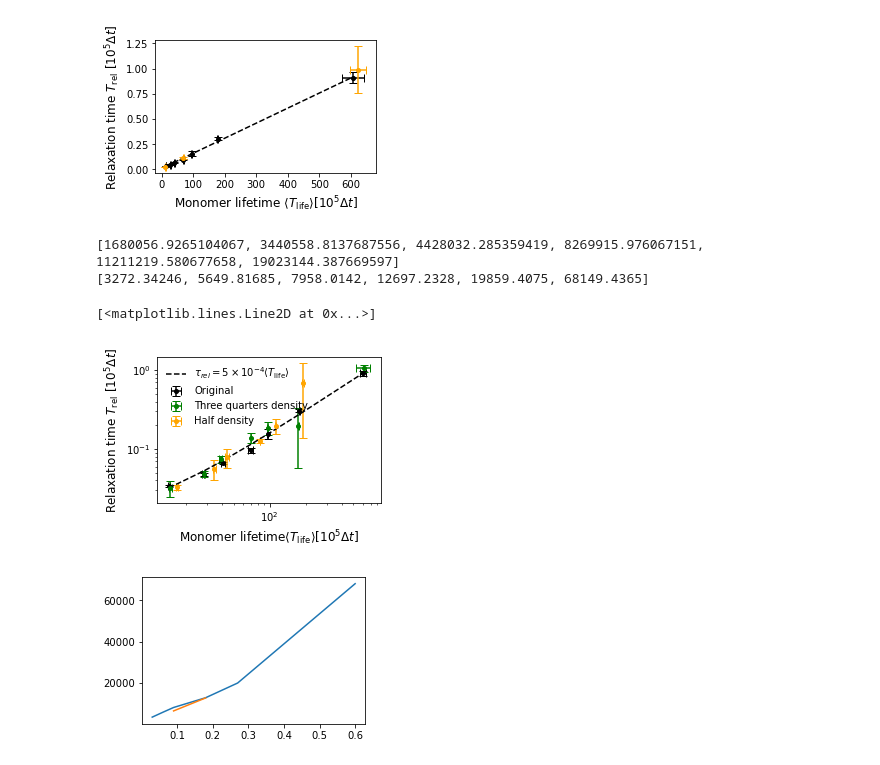
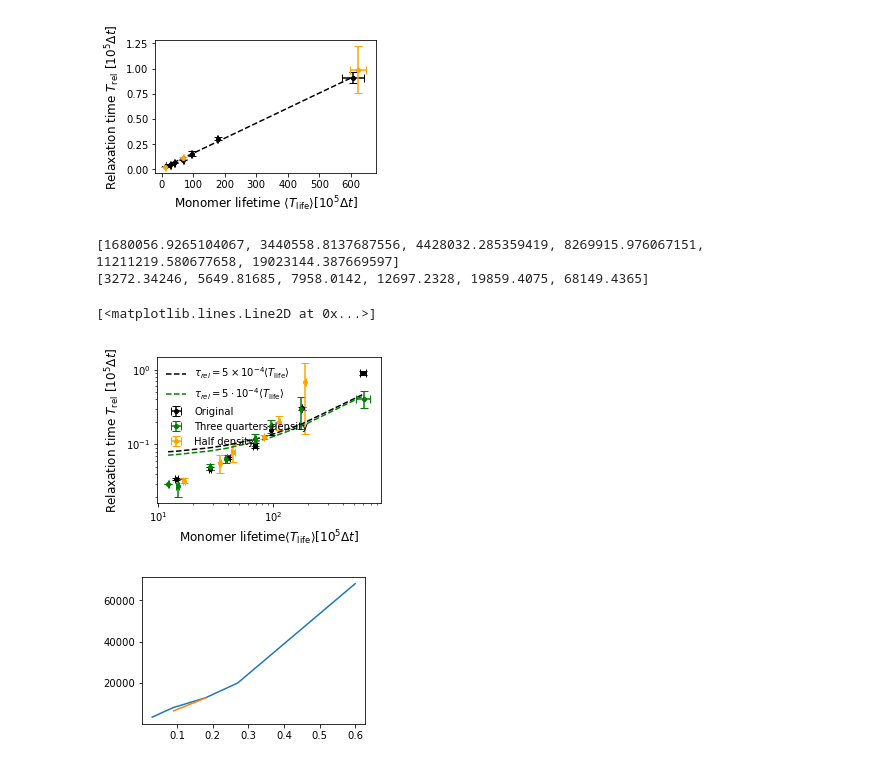
Before and after one commit to Billie1717/ColIVTurnover_Simulations, a Jupyter notebook: Data_and_Figures_2026/Fig_Tlife_conditions/MasterLifetimePlot_Conditions.ipynb, the cells around one changed output. Drawn from its saved outputs; the diff is of its cells as text; code cells hidden in the pictures.

```diff
--- a/Data_and_Figures_2026/Fig_Tlife_conditions/MasterLifetimePlot_Conditions.ipynb
+++ b/Data_and_Figures_2026/Fig_Tlife_conditions/MasterLifetimePlot_Conditions.ipynb
@@ -57,8 +57,8 @@ TLife_HalfDensitySTD = [312185.2531295979, 161920.6159397739, 42307.45455047196,
 TLife_HalfDensity = TLife_HalfDensity[::-1]
 TLife_HalfDensitySTD = TLife_HalfDensitySTD[::-1]
 
-TLife_3QuartersDensity = [61144012.93800663, 17419731.638644286, 9601611.170126246, 6973548.430347822, 3886761.604273859, 2822455.5592132583, 1469318.313876138]
-TLife_3QuartersDensitySTD = [8722751.726070553, 155857.92031160556, 63203.13475621172, 50520.32304531655, 103292.71386950296, 14340.185378188722, 44486.173770335314]
+TLife_3QuartersDensity = [61144012.93800663, 17419731.638644286, 9601611.170126246, 6973548.430347822, 3886761.604273859, 2822455.5592132583, 1469318.313876138, 1215391.9501711063]
+TLife_3QuartersDensitySTD = [8722751.726070553, 155857.92031160556, 63203.13475621172, 50520.32304531655, 103292.71386950296, 14340.185378188722, 44486.173770335314, 11865.983824940371]
 TLife_3QuartersDensity = TLife_3QuartersDensity[::-1]
 TLife_3QuartersDensitySTD = TLife_3QuartersDensitySTD[::-1]
 # For now this is a placeholder, sims still running
@@ -66,8 +66,10 @@ Taus_HalfDensity = [6.81494365e+04, 1.98594075e+04, 1.26972328e+04, 7.95801420e+
 Taus_HalfDensitySTD = [5.42339013e+04, 4.19465401e+03 ,7.02031633e+02, 2.13672757e+03 ,1.54438640e+03 ,2.54932325e+02] #1.32289839e+08 ,
 Taus_HalfDensity = Taus_HalfDensity[::-1]
 Taus_HalfDensitySTD = Taus_HalfDensitySTD[::-1]
-Taus_3QuartersDensity = [105094.08566633,19414.49286818,18679.27850103,13889.88120684,7419.65430992,4892.0771886,3235.82232726]
-Taus_3QuartersDensitySTD = [10183.99891465,13736.86297059,3405.1287054,2105.25471744,802.33792709,435.7165371,738.26284271]
+Taus_3QuartersDensity = [41135.62041878, 29701.17369622, 17739.29623949, 11669.57750355, 6471.932458, 5030.64598509, 2744.77696143, 2968.92107561]
+#Taus_3QuartersDensity = [105094.08566633,19414.49286818,18679.27850103,13889.88120684,7419.65430992,4892.0771886,3235.82232726]
+
+Taus_3QuartersDensitySTD = [10183.99891465,13736.86297059,3405.1287054,2105.25471744,802.33792709,435.7165371,738.26284271,0]
 Taus_3QuartersDensity = Taus_3QuartersDensity[::-1]
 Taus_3QuartersDensitySTD = Taus_3QuartersDensitySTD[::-1]
 ### ---------- Measuring lifetime post stretch-relax --------- ###
@@ -149,31 +151,36 @@ figKrod.savefig(plotsdir + 'MasterTlifeTrelax_Krod.png',dpi = 300)
 # %%
 figConc,axConc = plt.subplots(1,figsize = (4.,2.7))
 
 
 axConc.errorbar(np.divide(TLifeDenseControl,10**5),np.divide(Taus_Av,10**5),yerr = np.divide(Taus_Std,10**5), xerr = np.divide(TLifeDenseControlSTD,10**5), color = 'black',linestyle = '',marker = 'o',markersize = 4,capsize = 4,label = "Original")
 axConc.errorbar(np.divide(TLife_3QuartersDensity,10**5),np.divide(Taus_3QuartersDensity,10**5),yerr = np.divide(Taus_3QuartersDensitySTD,10**5), xerr = np.divide(TLife_3QuartersDensitySTD,10**5), color = 'green',linestyle = '',marker = 'o',markersize = 4,capsize = 4,label = "Three quarters density")
 axConc.errorbar(np.divide(TLife_HalfDensity,10**5),np.divide(Taus_HalfDensity,10**5),yerr = np.divide(Taus_HalfDensitySTD,10**5), xerr = np.divide(TLife_HalfDensitySTD,10**5), color = 'orange',linestyle = '',marker = 'o',markersize = 4,capsize = 4,label = "Half density")
 axConc.plot(x1,np.divide(m1*x1+b1,1),color = 'black',linestyle = '--',label = r'$\tau_{rel} = 5\times 10^{-4}\langle T_{\mathrm{life}}\rangle$')
+x1,y1 = np.array(np.divide(TLife_3QuartersDensity,10**5)),np.array(np.divide(Taus_3QuartersDensity,10**5))
+m1,b1 = np.polyfit(x1,y1,1)
+x11 = x1.reshape(-1,1)
+a1,_,_,_ = np.linalg.lstsq(x11, y1)
+axConc.plot(x1,np.divide(m1*x1+b1,1),color = 'green',linestyle = '--',label = r'$\tau_{rel} = 5\cdot 10^{-4}\langle T_{\mathrm{life}}\rangle$')
 
 axConc.set_xlabel(r'Monomer lifetime$\langle T_{\mathrm{life}}\rangle [10^5\Delta t]$',fontsize = 12)
 axConc.set_ylabel(r"Relaxation time $T_{\mathrm{rel}}$ [$10^5\Delta t$]",fontsize = 12)
 axConc.set_yscale('log')
 axConc.set_xscale('log')
 axConc.legend(frameon = False)
 
 print(TLife_HalfDensity)
 print(Taus_HalfDensity)
 1.26e4
 6.29e3
 Taus_Other_HalfDensity = [6.29e3,1.26e4]
 MPs = [0.09,0.18]
 MPs_Norm = [0.03,0.06,0.09,0.18,0.27,0.6]
 fig,ax = plt.subplots(1,figsize = (4.,2.7))
 ax.plot(MPs_Norm,Taus_HalfDensity)
 ax.plot(MPs,Taus_Other_HalfDensity)
 # %% [output]
 [1680056.9265104067, 3440558.8137687556, 4428032.285359419, 8269915.976067151, 11211219.580677658, 19023144.387669597]
 [3272.34246, 5649.81685, 7958.0142, 12697.2328, 19859.4075, 68149.4365]
 [<matplotlib.lines.Line2D at 0x...>]
-[figure, old version]
+[figure, new version]
 [figure]
```
Also changed, not shown: parts of 1 cell of this notebook, 10 other files.
